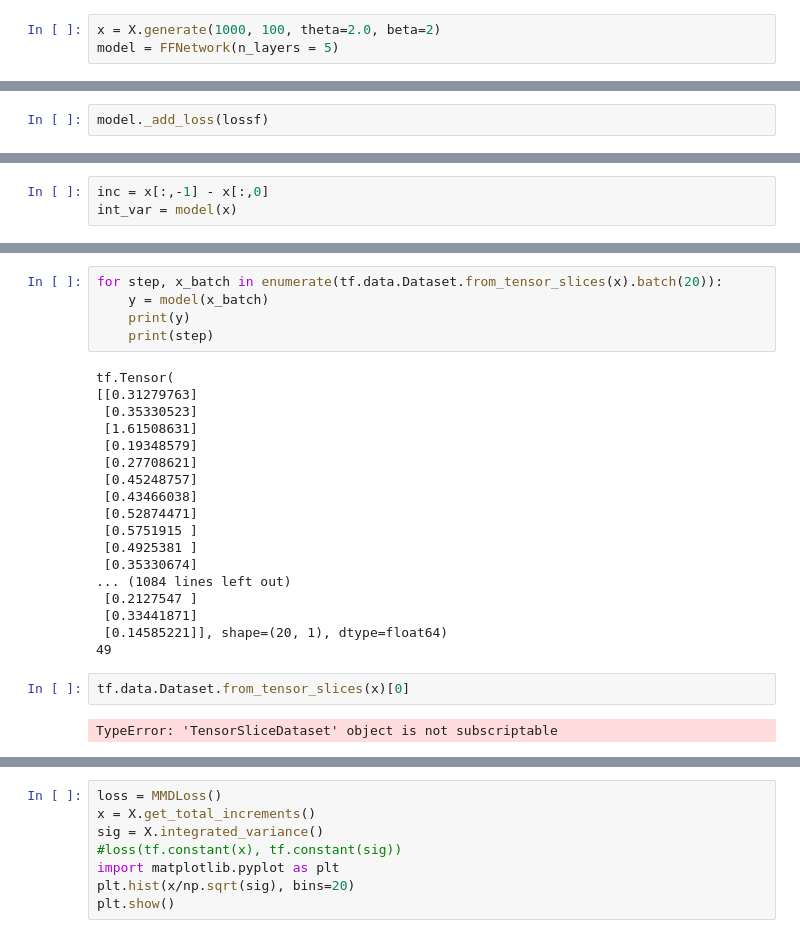
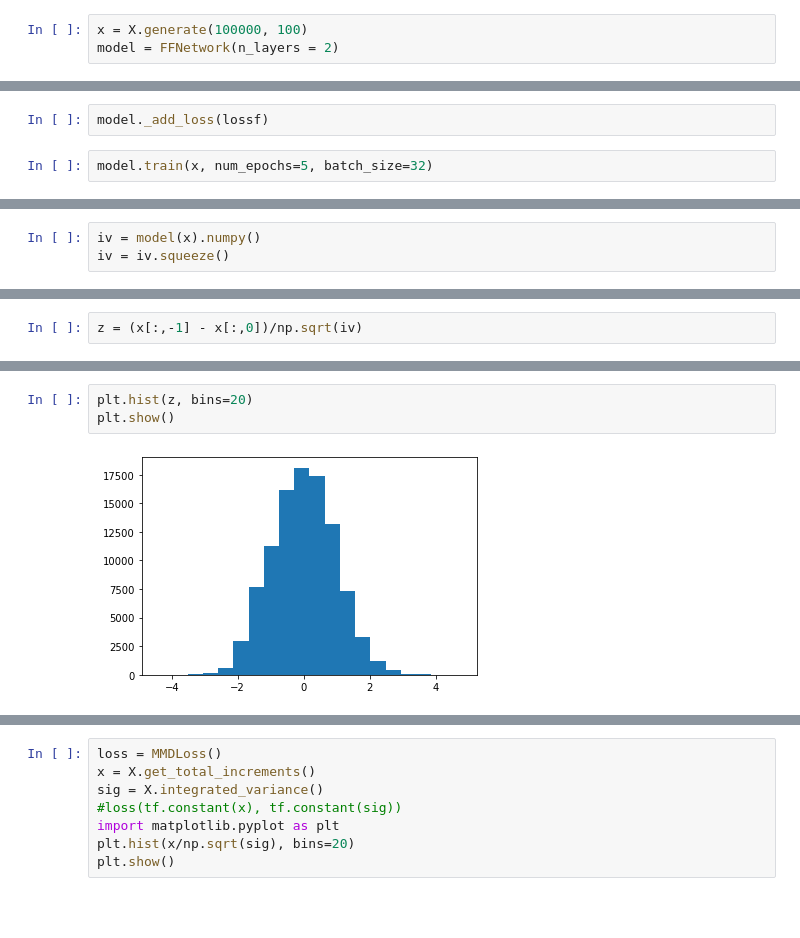
Before and after one commit to phillipmurray/DL_integrated_variance, a Jupyter notebook: notebooks/Untitled.ipynb, the cells around one changed output, grey strips where cells are left out. Drawn from its saved outputs; the diff is of its cells as text; blank space fills up the shorter version.

Commit message:
update training function

```diff
--- a/notebooks/Untitled.ipynb
+++ b/notebooks/Untitled.ipynb
@@ -14,4 +14,4 @@ X = SemiMartingale(X_0=1.0, vol='expou')
 # %%
-x = X.generate(1000, 100, theta=2.0, beta=2)
-model = FFNetwork(n_layers = 5)
+x = X.generate(100000, 100)
+model = FFNetwork(n_layers = 2)
 # %%
@@ -19,2 +19,4 @@ lossf = MomentLoss()
 # %%
 model._add_loss(lossf)
+# %%
+model.train(x, num_epochs=5, batch_size=32)
@@ -20,0 +25,3 @@ model._add_loss(lossf)
+# %%
+iv = model(x).numpy()
+iv = iv.squeeze()
@@ -21,3 +33,2 @@ model._add_loss(lossf)
 # %%
-inc = x[:,-1] - x[:,0]
-int_var = model(x)
+z = (x[:,-1] - x[:,0])/np.sqrt(iv)
@@ -35,27 +35,5 @@ TypeError: in converted code:
-# %%
-for step, x_batch in enumerate(tf.data.Dataset.from_tensor_slices(x).batch(20)):
-    y = model(x_batch)
-    print(y)
-    print(step)
-# %% [output]
-tf.Tensor(
-[[0.31279763]
- [0.35330523]
- [1.61508631]
- [0.19348579]
- [0.27708621]
- [0.45248757]
- [0.43466038]
- [0.52874471]
- [0.5751915 ]
- [0.4925381 ]
- [0.35330674]
-... (1084 lines left out)
- [0.2127547 ]
- [0.33441871]
- [0.14585221]], shape=(20, 1), dtype=float64)
-49
-# %%
-tf.data.Dataset.from_tensor_slices(x)[0]
-# %% [output]
-TypeError: 'TensorSliceDataset' object is not subscriptable
+# %%
+plt.hist(z, bins=20)
+plt.show()
+# %% [output]
+[figure, added]
```
Also changed, not shown: parts of 10 cells of this notebook, 3 other files.
